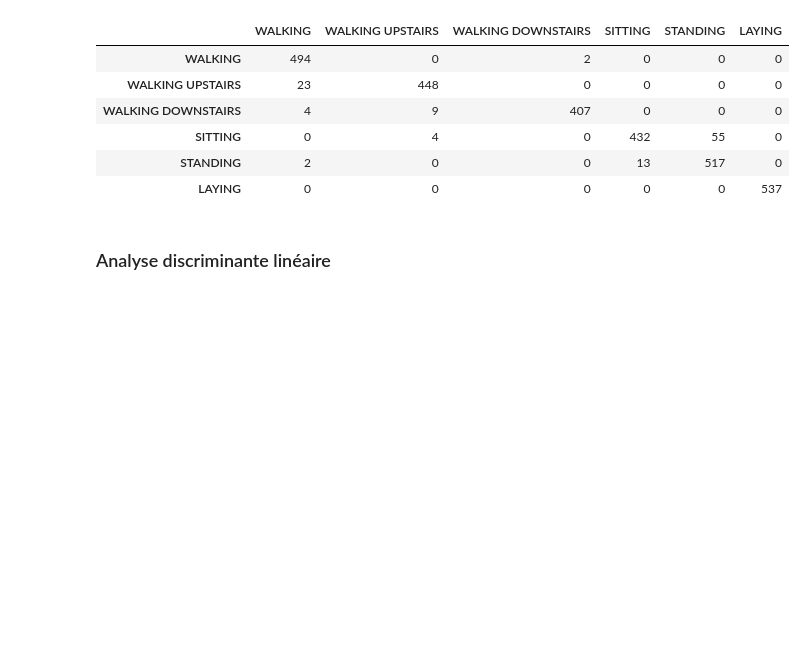
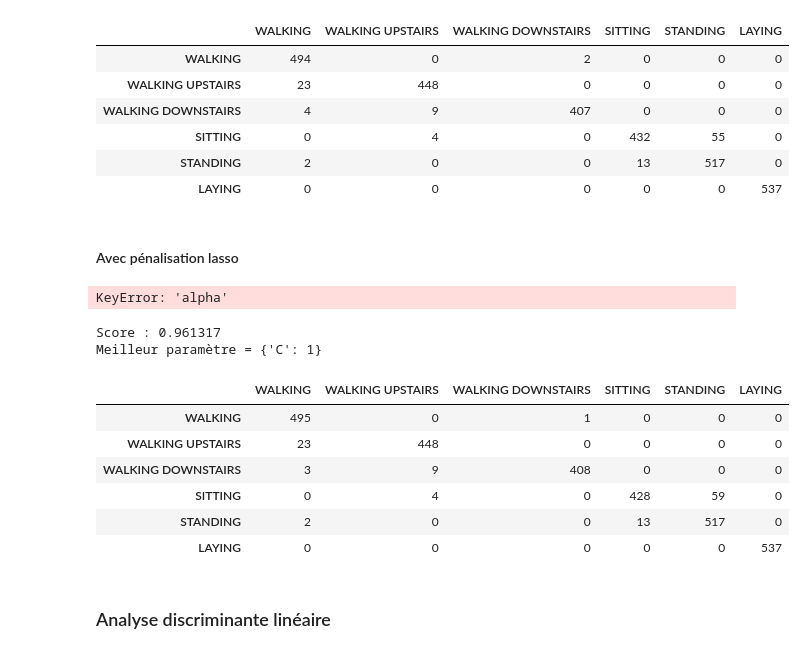
Before and after one commit to eva0marques/Human-recognition-activity-project, a Jupyter notebook: Atelier-HAR-metier-python.ipynb, the cells around one changed output. Cells and saved outputs as stored; diff of their text form; code cells hidden in the pictures; blank space fills up the shorter version.

```diff
--- a/Atelier-HAR-metier-python.ipynb
+++ b/Atelier-HAR-metier-python.ipynb
@@ -91,7 +92,7 @@ Xtrain.head()
 | 4 | 0.276629 | -0.016570 | -0.115362 | -0.998139 | -0.980817 | -0.990482 | -0.998321 | -0.979672 | -0.990441 | -0.942469 | ... | ... |
 5 rows × 561 columns
 # %%
-ytrain=pd.read_table(path_e+"train/y_train.txt",sep='\s+',header=None,names=('y'))
+ytrain=pd.read_table(path+"train/y_train.txt",sep='\s+',header=None,names=('y'))
 ytrain.head()
 # %% [output]
 |  | y |
@@ -214,6 +216,35 @@ Score : 0.961995, time running : 3 secondes
 | SITTING | 0 | 4 | 0 | 432 | 55 | 0 |
 | STANDING | 2 | 0 | 0 | 13 | 517 | 0 |
 | LAYING | 0 | 0 | 0 | 0 | 0 | 537 |
+# %% [markdown]
+#### Avec pénalisation lasso
+# %%
+# grille de valeurs du paramètre alpha à optimiser
+param=[{"C":[0.5,1,5,10,12,15,30]}]
+logit = GridSearchCV(LogisticRegression(penalty="l1"), param,cv=5,n_jobs=-1)
+logitOpt=logit.fit(Xtrain, ytrain)  # GridSearchCV est lui même un estimateur
+# %% [output]
+KeyError: 'alpha'
+# %%
+# paramètre optimal
+logitOpt.best_params_["C"]
+score = logitOpt.score(Xtest, ytest)
+print("Score : %f" %score)
+print("Meilleur paramètre = %s" % logitOpt.best_params_)
+# %% [output]
+Score : 0.961317
+Meilleur paramètre = {'C': 1}
+# %%
+ypred = logitOpt.predict(Xtest)
+pd.DataFrame(confusion_matrix(ytest, ypred), index = LABELS, columns=LABELS)
+# %% [output]
+|  | WALKING | WALKING UPSTAIRS | WALKING DOWNSTAIRS | SITTING | STANDING | LAYING |
+| WALKING | 495 | 0 | 1 | 0 | 0 | 0 |
+| WALKING UPSTAIRS | 23 | 448 | 0 | 0 | 0 | 0 |
+| WALKING DOWNSTAIRS | 3 | 9 | 408 | 0 | 0 | 0 |
+| SITTING | 0 | 4 | 0 | 428 | 59 | 0 |
+| STANDING | 2 | 0 | 0 | 13 | 517 | 0 |
+| LAYING | 0 | 0 | 0 | 0 | 0 | 537 |
 # %% [markdown]
 ### Analyse discriminante linéaire
 # %%
```
Also changed, not shown: parts of 36 cells of this notebook.
